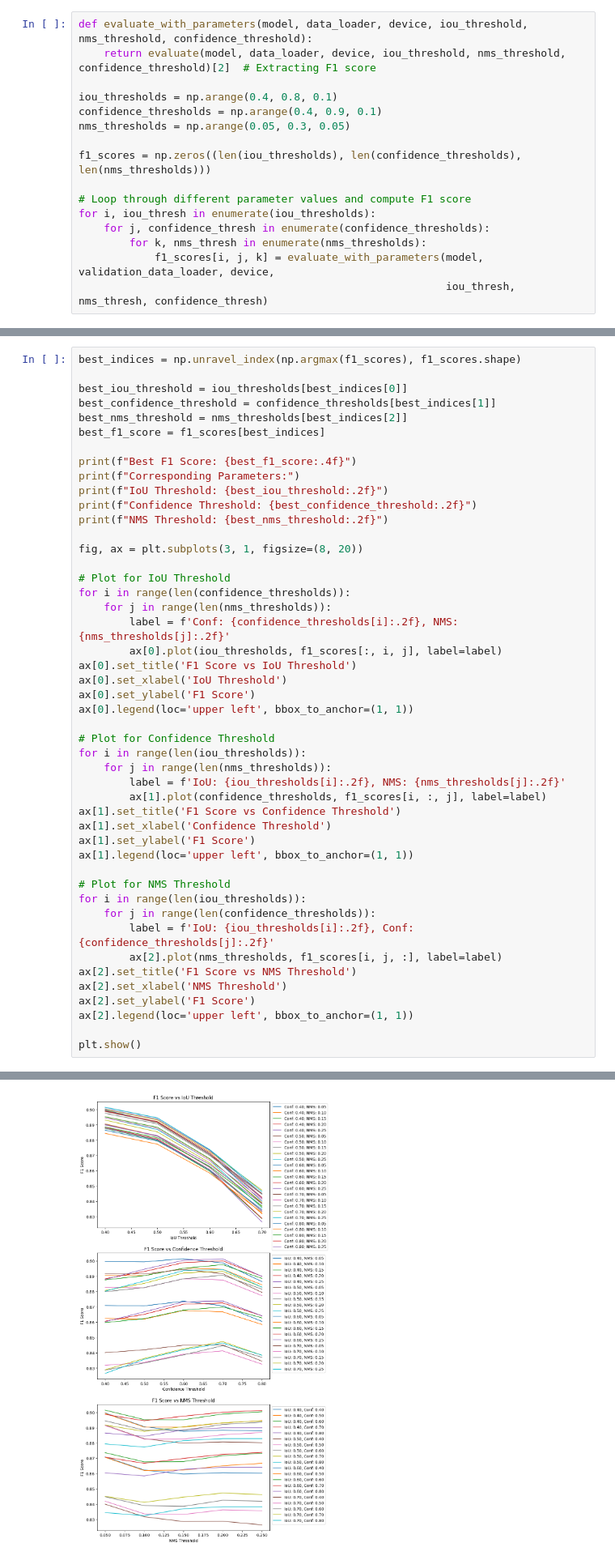
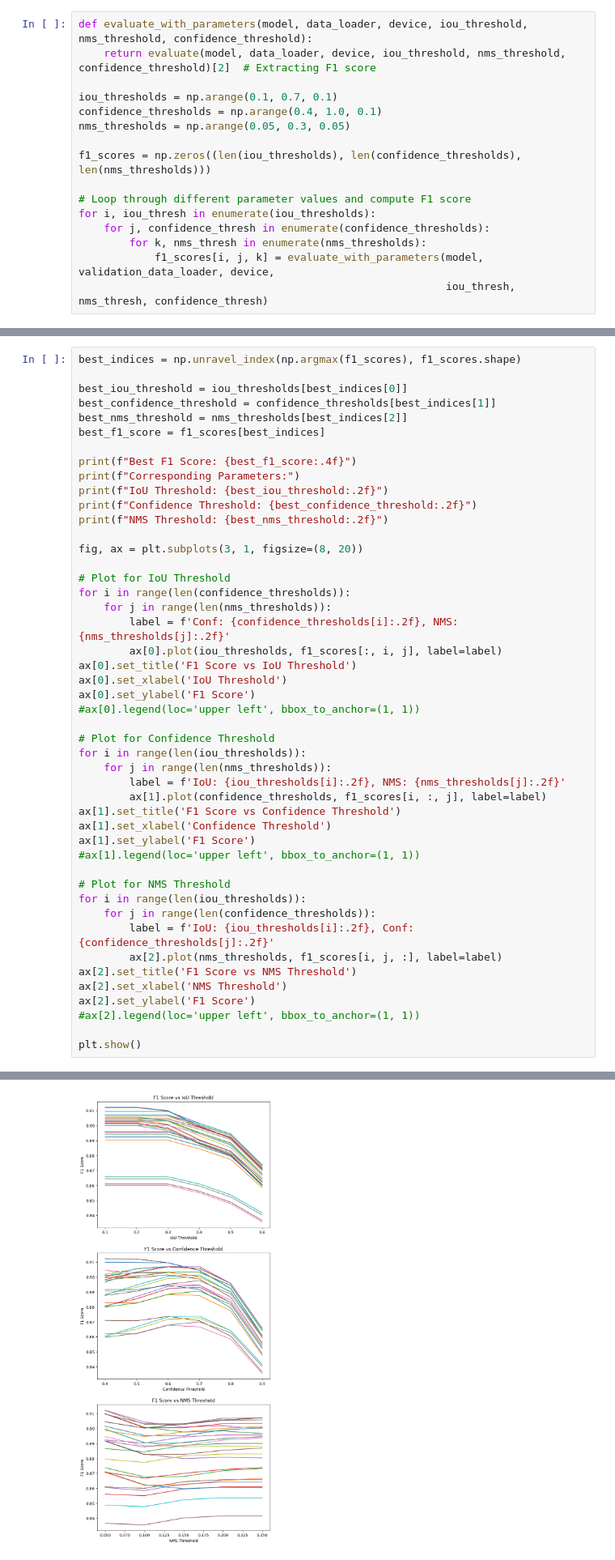
Before and after one commit to getkekked/FurtnitureRecognition2.0, a Jupyter notebook: FurnitureRecognitionNotSynthetic.ipynb, the cells around one changed output, grey strips where cells are left out. Shown at 81% size. Saved outputs shown, nothing was run; the diff lists cells and outputs as text.

```diff
--- a/FurnitureRecognitionNotSynthetic.ipynb
+++ b/FurnitureRecognitionNotSynthetic.ipynb
@@ -434,8 +434,8 @@ Average IoU: 0.8653
 def evaluate_with_parameters(model, data_loader, device, iou_threshold, nms_threshold, confidence_threshold):
     return evaluate(model, data_loader, device, iou_threshold, nms_threshold, confidence_threshold)[2]  # Extracting F1 score
 
-iou_thresholds = np.arange(0.4, 0.8, 0.1)
-confidence_thresholds = np.arange(0.4, 0.9, 0.1)
+iou_thresholds = np.arange(0.1, 0.7, 0.1)
+confidence_thresholds = np.arange(0.4, 1.0, 0.1)
 nms_thresholds = np.arange(0.05, 0.3, 0.05)
 
 f1_scores = np.zeros((len(iou_thresholds), len(confidence_thresholds), len(nms_thresholds)))
@@ -508,7 +508,7 @@ for i in range(len(confidence_thresholds)):
 ax[0].set_title('F1 Score vs IoU Threshold')
 ax[0].set_xlabel('IoU Threshold')
 ax[0].set_ylabel('F1 Score')
-ax[0].legend(loc='upper left', bbox_to_anchor=(1, 1))
+#ax[0].legend(loc='upper left', bbox_to_anchor=(1, 1))
 
 # Plot for Confidence Threshold
 for i in range(len(iou_thresholds)):
@@ -518,7 +518,7 @@ for i in range(len(iou_thresholds)):
 ax[1].set_title('F1 Score vs Confidence Threshold')
 ax[1].set_xlabel('Confidence Threshold')
 ax[1].set_ylabel('F1 Score')
-ax[1].legend(loc='upper left', bbox_to_anchor=(1, 1))
+#ax[1].legend(loc='upper left', bbox_to_anchor=(1, 1))
 
 # Plot for NMS Threshold
 for i in range(len(iou_thresholds)):
@@ -528,7 +528,7 @@ for i in range(len(iou_thresholds)):
 ax[2].set_title('F1 Score vs NMS Threshold')
 ax[2].set_xlabel('NMS Threshold')
 ax[2].set_ylabel('F1 Score')
-ax[2].legend(loc='upper left', bbox_to_anchor=(1, 1))
+#ax[2].legend(loc='upper left', bbox_to_anchor=(1, 1))
 
 plt.show()
 # %% [output]
@@ -539,2 +539,2 @@ Confidence Threshold: 0.60
 NMS Threshold: 0.05
-[figure, old version]
+[figure, new version]
```
Also changed, not shown: parts of 4 cells of this notebook.
